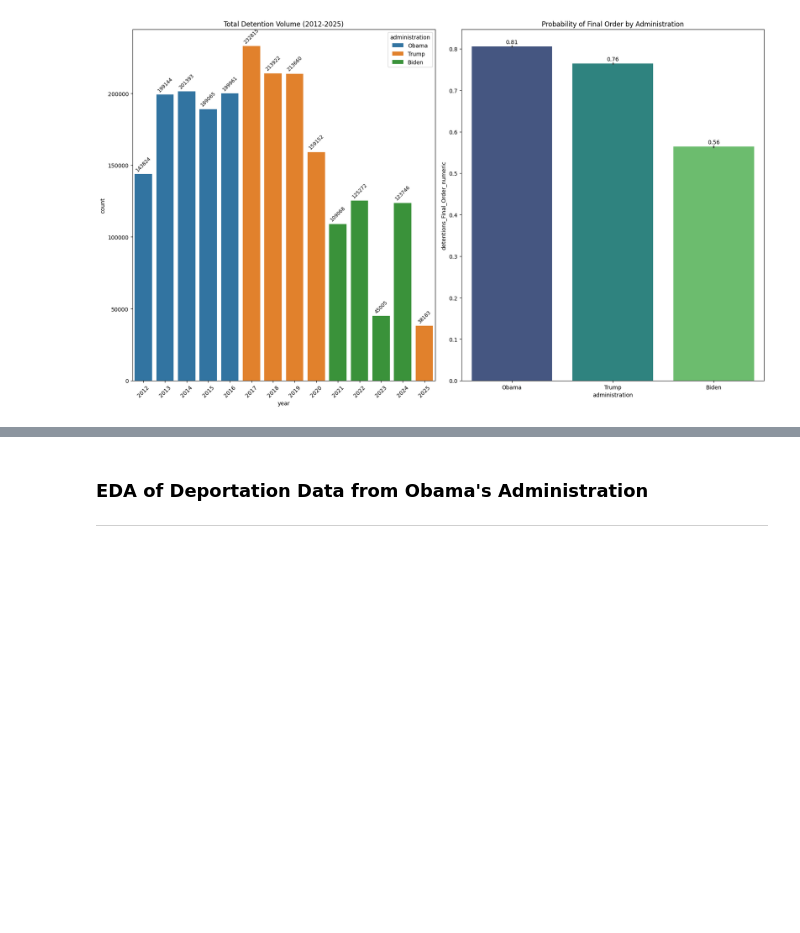
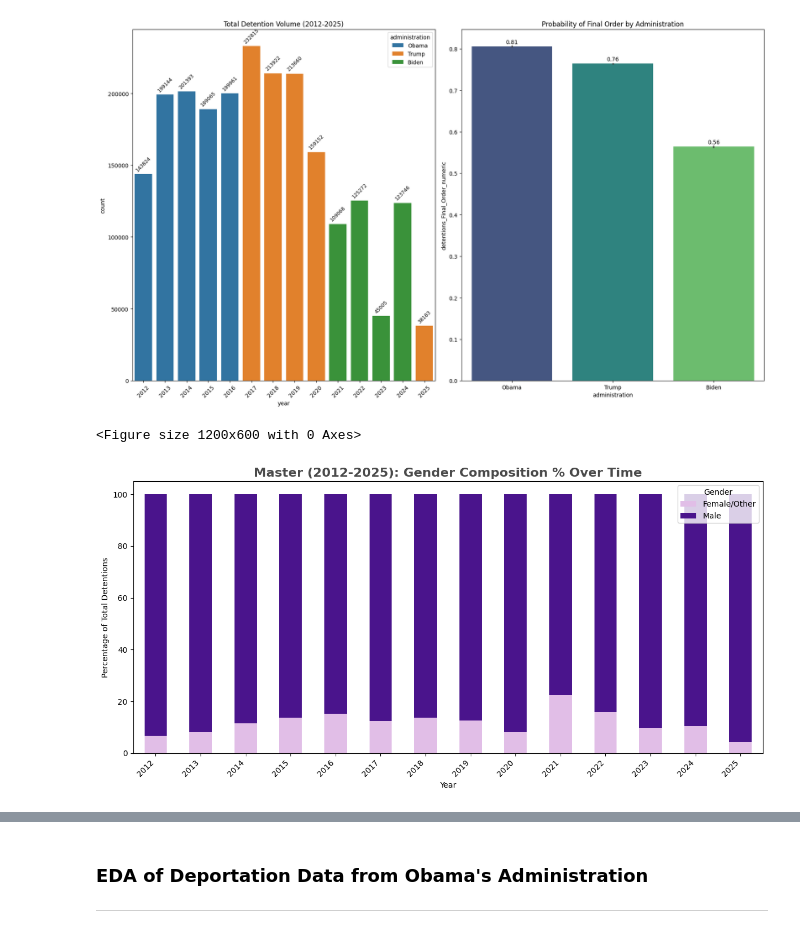
Before and after one commit to emilynnguyen1/ICE-Outcomes, a Jupyter notebook: notebooks/Exploratory-Data-Analysis.ipynb, the cells around one changed output, grey strips where cells are left out. Cells and saved outputs as stored; diff of their text form; code cells hidden in the pictures; blank space fills up the shorter version.

```diff
--- a/notebooks/Exploratory-Data-Analysis.ipynb
+++ b/notebooks/Exploratory-Data-Analysis.ipynb
@@ -642,3 +642,26 @@ Passing `palette` without assigning `hue` is deprecated and will be removed in v
 
   sns.barplot(data=master_df, x='administration', y='detentions_Final_Order_numeric', palette='viridis', ax=ax2)
 [figure]
+# %%
+# Master - Block 1: Gender Composition Trend
+plt.figure(figsize=(12, 6))
+
+# Calculate percentages
+gender_trend = pd.crosstab(master_df['year'], master_df['is_male'], normalize='index') * 100
+
+# Plotting
+ax = gender_trend.plot(kind='bar', stacked=True, color=['#e1bee7', '#4a148c'], figsize=(12, 6))
+
+plt.title('Master (2012-2025): Gender Composition % Over Time', fontsize=16, fontweight='bold', color='#4a4a4a')
+plt.ylabel('Percentage of Total Detentions')
+plt.xlabel('Year')
+plt.legend(['Female/Other', 'Male'], loc='upper right', title='Gender')
+
+# Slant the x-axis labels
+plt.xticks(rotation=45, ha='right')
+
+plt.tight_layout()
+plt.show()
+# %% [output]
+<Figure size 1200x600 with 0 Axes>
+[figure, added]
```
Also changed, not shown: parts of 12 cells of this notebook.
